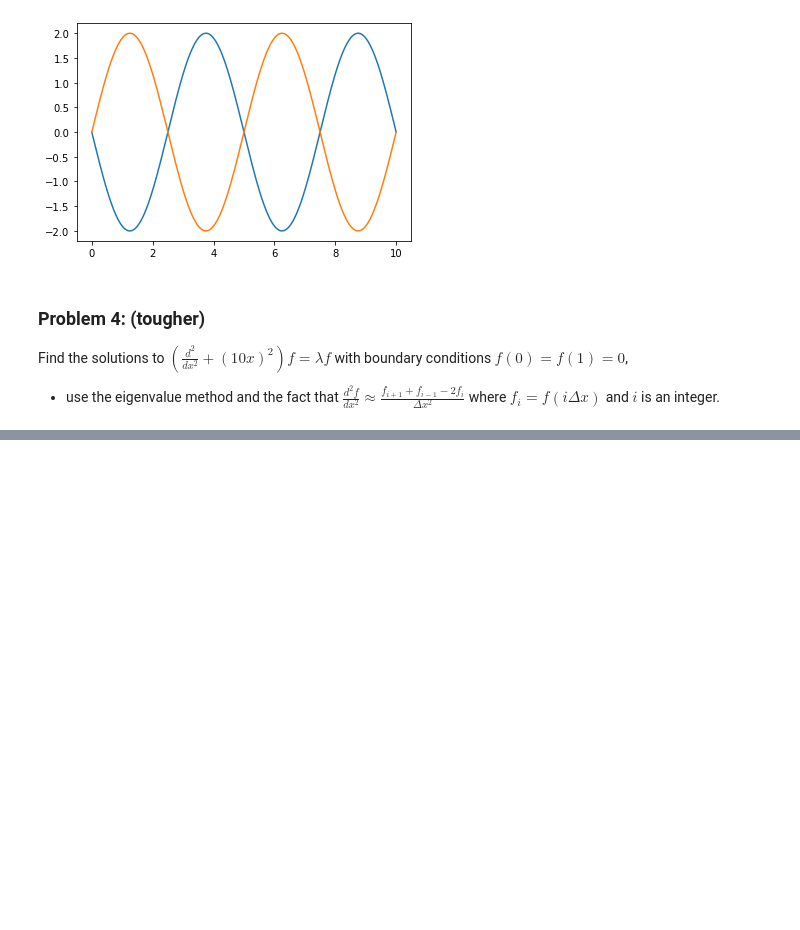
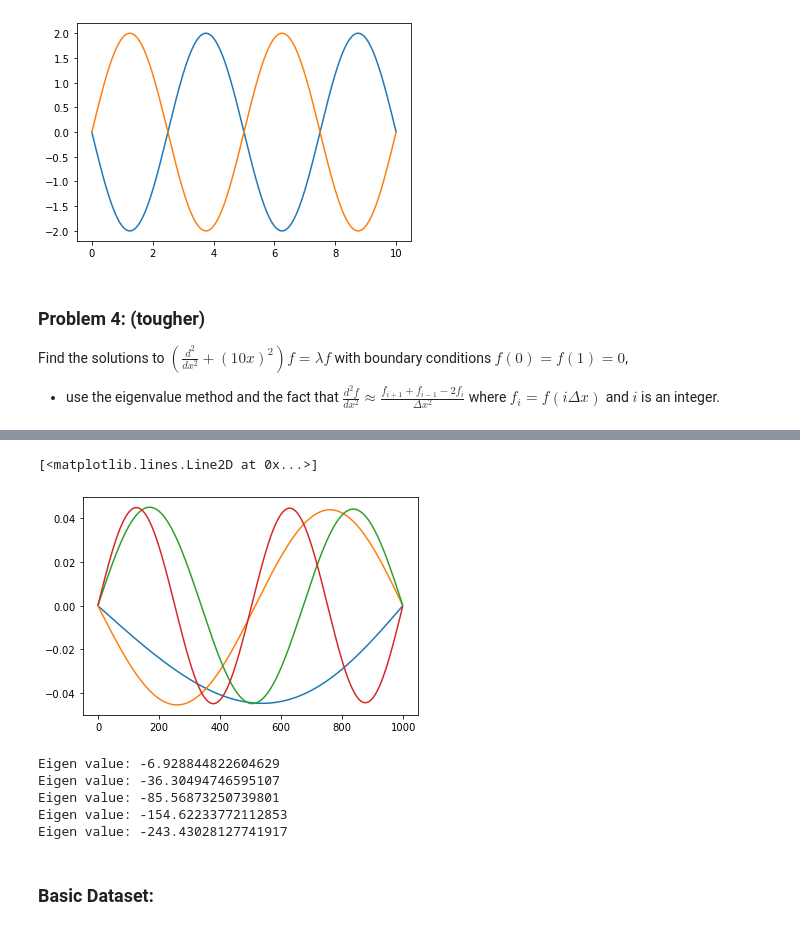
Before and after one commit to Justin-oommen/cpp_course, a Jupyter notebook: Python/Libraries/Numpy.ipynb, the cells around one changed output, grey strips where cells are left out. Drawn from its saved outputs; the diff is of its cells as text; code cells hidden in the pictures; blank space fills up the shorter version.

```diff
--- a/Python/Libraries/Numpy.ipynb
+++ b/Python/Libraries/Numpy.ipynb
@@ -854,3 +854,14 @@ plt.plot(t,Bx[0])
 Find the solutions to $\left(\frac{d^2}{dx^2} + (10x)^2\right) f = \lambda f$ with boundary conditions $f(0)=f(1)=0$,
 
 * use the eigenvalue method and the fact that $\frac{d^2 f}{dx^2} \approx \frac{f_{i+1} + f_{i-1} - 2f_i}{\Delta x^2}$ where $f_i = f(i \Delta x)$ and $i$ is an integer.
+# %%
+#1000 points
+N = 1000
+x = np.linspace(0,1,N+1)
+dx = x[1]-x[0]
+# %%
+main_diag = -2*np.ones(N-1)
+off_diag = np.ones(N-2)
+derivative_matrix = (np.diag(main_diag) + np.diag(off_diag,-1) + np.diag(off_diag,1))/dx**2
+x2_matrix = np.diag(10*x[1:-1]**2)
+LHS_matrix = derivative_matrix + x2_matrix
@@ -856,0 +904,31 @@ Find the solutions to $\left(\frac{d^2}{dx^2} + (10x)^2\right) f = \lambda f$ wi
+# %%
+#eigen value method
+# w - lambda(eigen values)
+# v - eigen vector
+w, v = np.linalg.eigh(LHS_matrix)
+# %%
+#eigen values comes in decreasing magnitude in NumPy
+
+#smallest eigen vector
+plt.plot(v[:,-1])  #all row and last coulmn(contain smallest eigen value)
+plt.plot(v[:,-2])
+plt.plot(v[:,-3])
+plt.plot(v[:,-4])
+# %% [output]
+[<matplotlib.lines.Line2D at 0x...>]
+[figure, added]
+# %%
+#eigen values
+print(f"Eigen value: {w[-1]}")
+print(f"Eigen value: {w[-2]}")
+print(f"Eigen value: {w[-3]}")
+print(f"Eigen value: {w[-4]}")
+print(f"Eigen value: {w[-5]}")
+# %% [output]
+Eigen value: -6.928844822604629
+Eigen value: -36.30494746595107
+Eigen value: -85.56873250739801
+Eigen value: -154.62233772112853
+Eigen value: -243.43028127741917
+# %% [markdown]
+### Basic Dataset:
```
Also changed, not shown: parts of 17 cells of this notebook, 4 other files.
